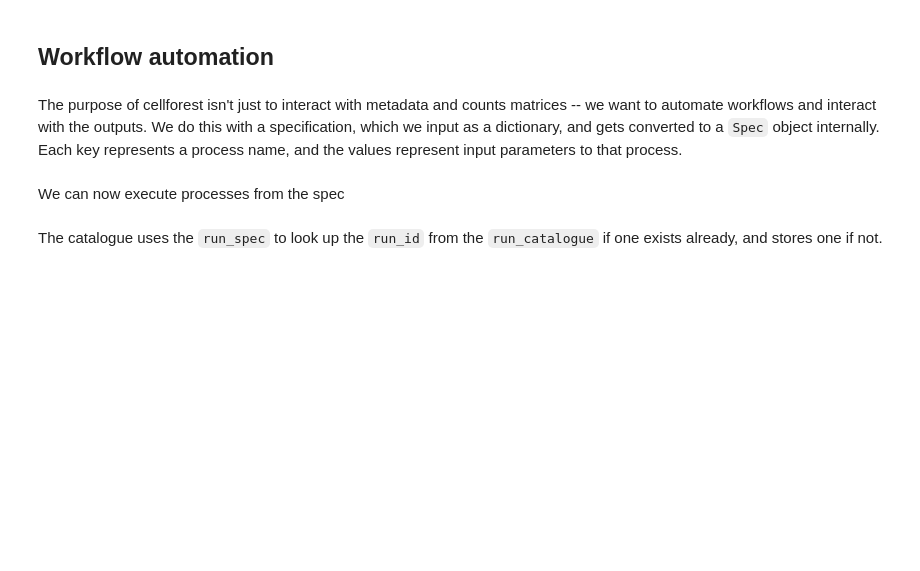
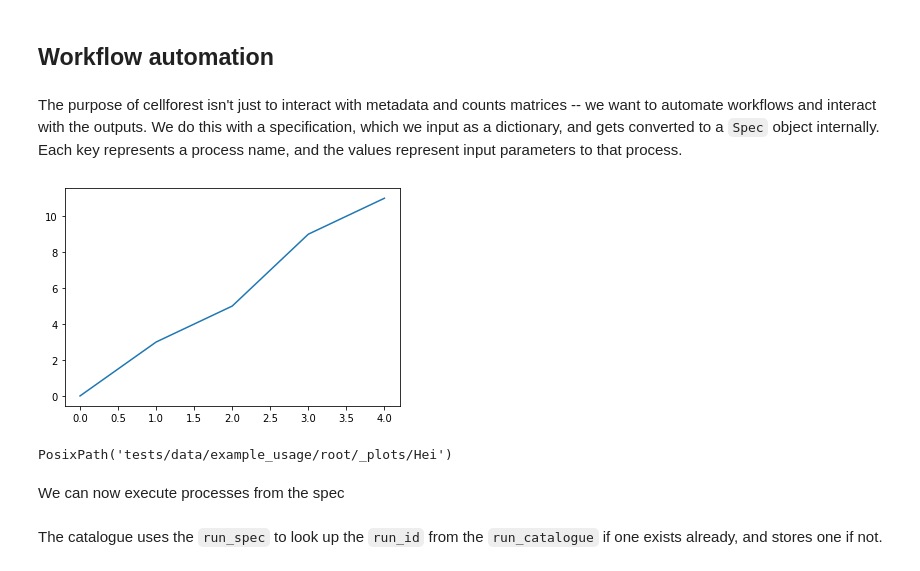
Before and after one commit to TheAustinator/cellforest, a Jupyter notebook: example_usage.ipynb, the cells around one changed output. Saved outputs shown, nothing was run; the diff lists cells and outputs as text; code cells hidden in the pictures; blank space fills up the shorter version.

```diff
--- a/example_usage.ipynb
+++ b/example_usage.ipynb
@@ -384,22 +382,30 @@ The purpose of cellforest isn't just to interact with metadata and counts matric
 # %%
 spec = [
     {
-        "process": "normalize",
-        "params": {
+        "_PROCESS_": "normalize",
+        "_PARAMS_": {
             "min_genes": 5,
-            "max_genes": 5000,
+            "max_genes": 5015,
             "min_cells": 5,
             "nfeatures": 30,
             "perc_mito_cutoff": 20,
             "method": "seurat_default",
         },
-        "subset": {
+        "_SUBSET_": {
             "sample": "sample_1"
         }
     }
 ]
 # %%
-branch = cellforest.from_metadata(root_dir, meta, spec=spec)
+branch = cellforest.from_sample_metadata(root_dir, meta, branch_spec=spec)
+# %%
+branch.process.normalize()
+# %% [output]
+[figure, added]
+# %%
+branch['root'].plots_path / "Hei"
+# %% [output]
+PosixPath('tests/data/example_usage/root/_plots/Hei')
 # %%
 ls {root_dir}
 # %% [markdown]
```
Also changed, not shown: parts of 10 cells of this notebook, 7 other files.
